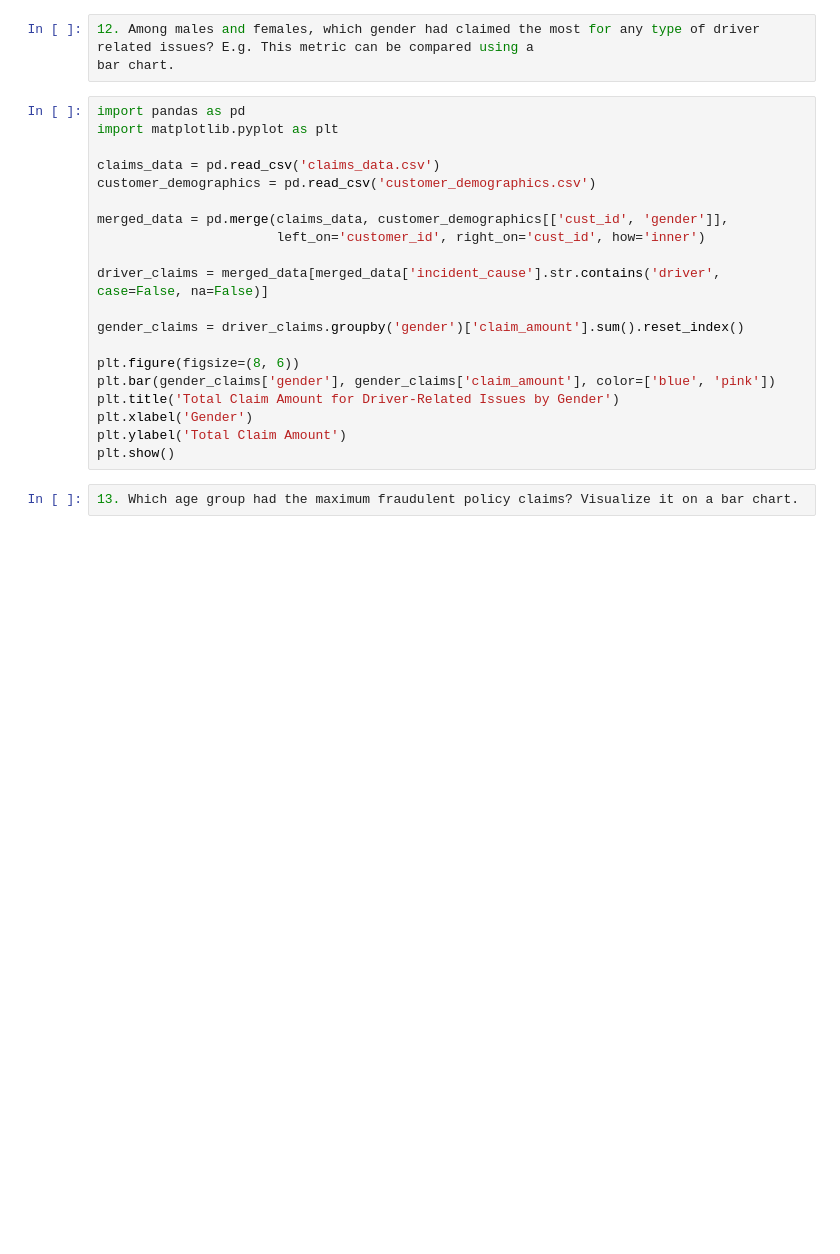
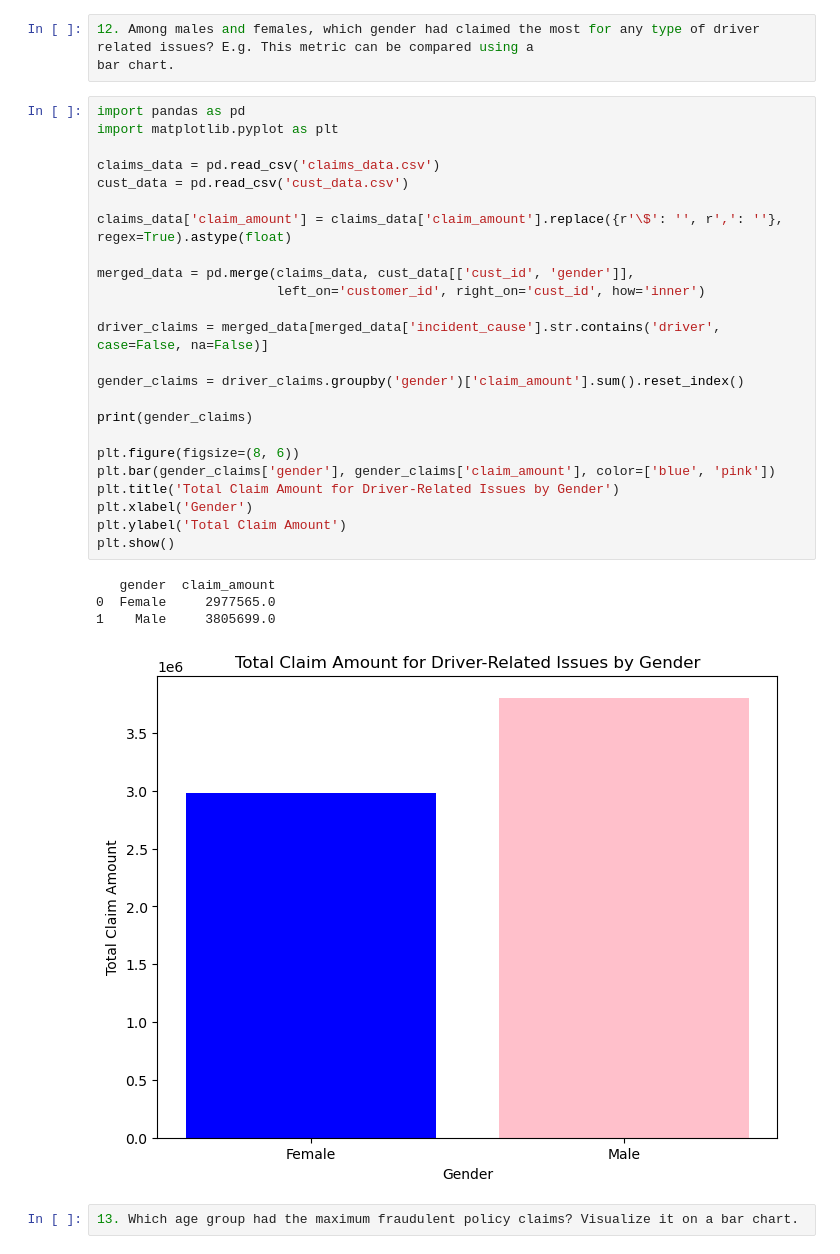
Before and after one commit to Aditya427671/insurance-claims-fraud-detection-python, a Jupyter notebook: INSURANCE CLAIMS FRAUD DETECTION USING PYTHON.ipynb, the cells around one changed output. Cells and saved outputs as stored; diff of their text form; blank space fills up the shorter version.

```diff
--- a/INSURANCE CLAIMS FRAUD DETECTION USING PYTHON.ipynb
+++ b/INSURANCE CLAIMS FRAUD DETECTION USING PYTHON.ipynb
@@ -247,23 +372,32 @@ bar chart.
 # %%
 import pandas as pd
 import matplotlib.pyplot as plt
 
 claims_data = pd.read_csv('claims_data.csv')
-customer_demographics = pd.read_csv('customer_demographics.csv')
+cust_data = pd.read_csv('cust_data.csv')
 
-merged_data = pd.merge(claims_data, customer_demographics[['cust_id', 'gender']],
+claims_data['claim_amount'] = claims_data['claim_amount'].replace({r'\$': '', r',': ''}, regex=True).astype(float)
+
+merged_data = pd.merge(claims_data, cust_data[['cust_id', 'gender']],
                        left_on='customer_id', right_on='cust_id', how='inner')
 
 driver_claims = merged_data[merged_data['incident_cause'].str.contains('driver', case=False, na=False)]
 
 gender_claims = driver_claims.groupby('gender')['claim_amount'].sum().reset_index()
+
+print(gender_claims)
 
 plt.figure(figsize=(8, 6))
 plt.bar(gender_claims['gender'], gender_claims['claim_amount'], color=['blue', 'pink'])
 plt.title('Total Claim Amount for Driver-Related Issues by Gender')
 plt.xlabel('Gender')
 plt.ylabel('Total Claim Amount')
 plt.show()
+# %% [output]
+   gender  claim_amount
+0  Female     2977565.0
+1    Male     3805699.0
+[figure, added]
 # %%
 13. Which age group had the maximum fraudulent policy claims? Visualize it on a bar chart.
 # %%
```
Also changed, not shown: parts of 21 cells of this notebook.
